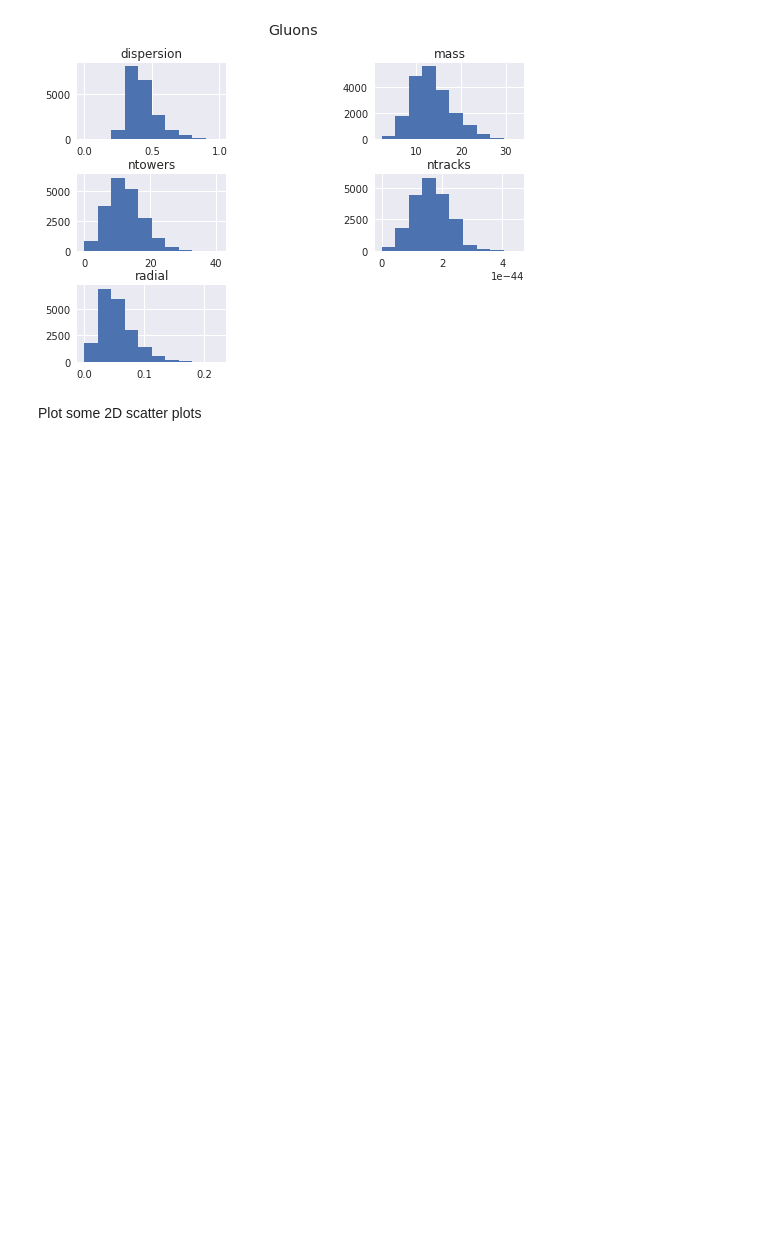
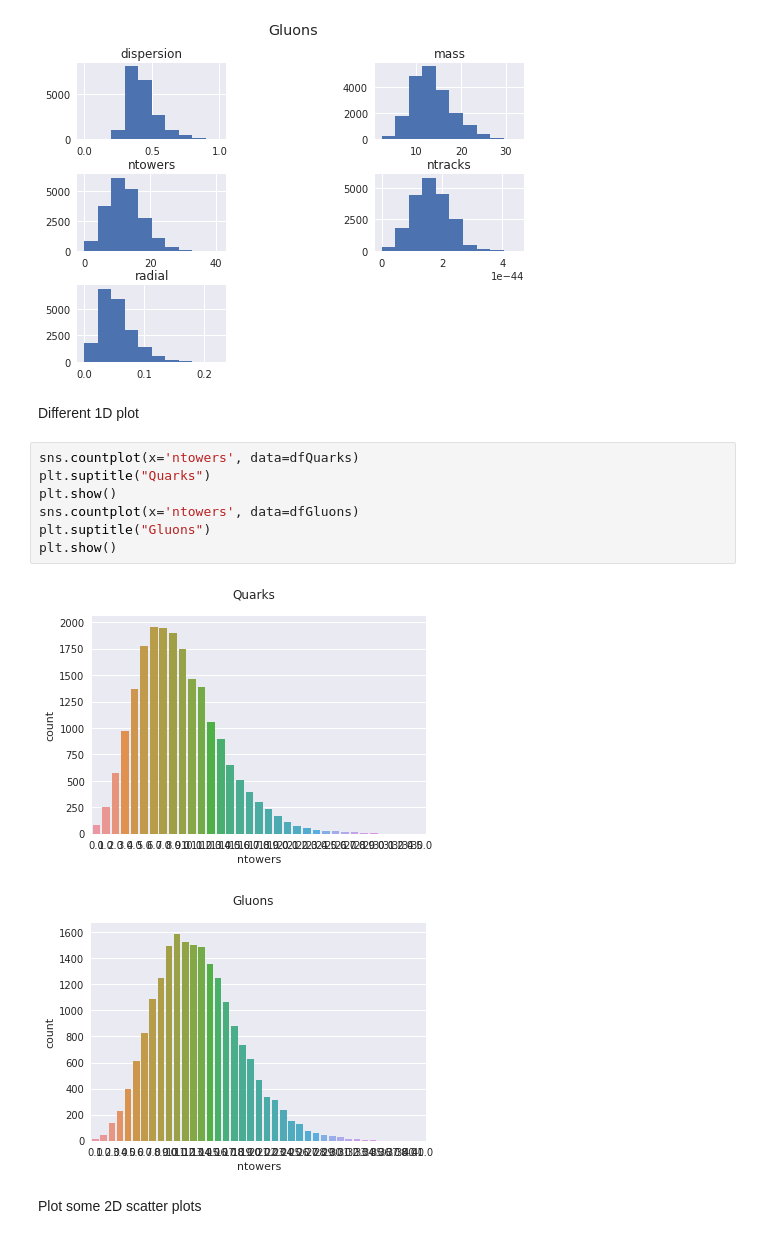
Before and after one commit to cbeiraod/LIPDataScienceSchool_2018, a Jupyter notebook: EDA.ipynb, the cells around one changed output. Saved outputs shown, nothing was run; the diff lists cells and outputs as text; blank space fills up the shorter version.

```diff
--- a/EDA.ipynb
+++ b/EDA.ipynb
@@ -204,6 +208,18 @@ plt.show()
 # %% [output]
 [figure]
 [figure]
+# %% [markdown]
+Different 1D plot
+# %%
+sns.countplot(x='ntowers', data=dfQuarks)
+plt.suptitle("Quarks")
+plt.show()
+sns.countplot(x='ntowers', data=dfGluons)
+plt.suptitle("Gluons")
+plt.show()
+# %% [output]
+[figure, added]
+[figure, added]
 # %% [markdown]
 Plot some 2D scatter plots
 # %%
```
Also changed, not shown: parts of 5 cells of this notebook.
